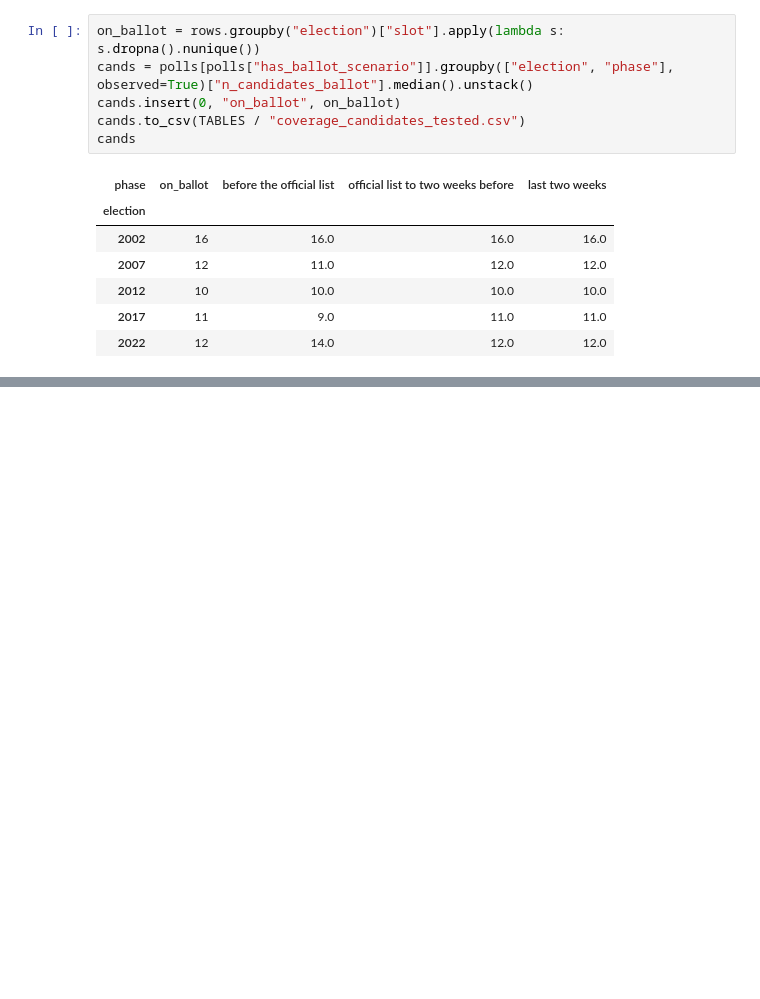
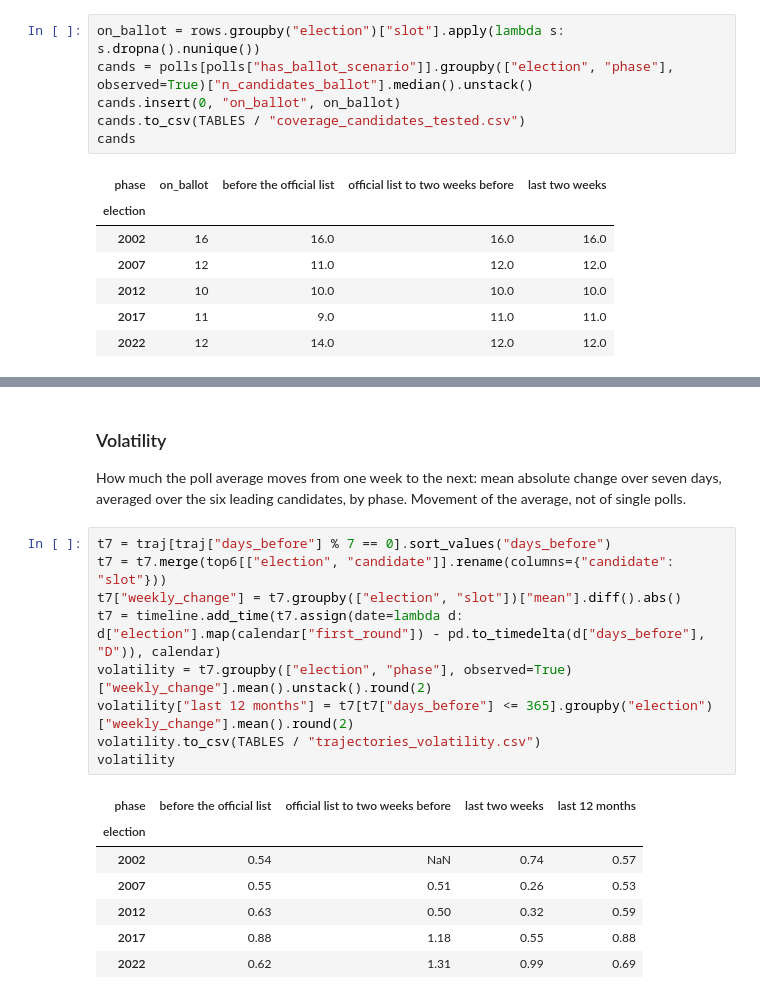
Before and after one commit to clarasalas/strategic-voting-polls-2RS, a Jupyter notebook: notebooks/05_polls_descriptive.ipynb, the cells around one changed output, grey strips where cells are left out. Saved outputs shown, nothing was run; the diff lists cells and outputs as text; blank space fills up the shorter version.

```diff
--- a/notebooks/05_polls_descriptive.ipynb
+++ b/notebooks/05_polls_descriptive.ipynb
@@ -158,0 +250,22 @@ cands
+# %% [markdown]
+### Volatility
+
+How much the poll average moves from one week to the next: mean absolute change over seven days, averaged over the
+six leading candidates, by phase. Movement of the average, not of single polls.
+# %%
+t7 = traj[traj["days_before"] % 7 == 0].sort_values("days_before")
+t7 = t7.merge(top6[["election", "candidate"]].rename(columns={"candidate": "slot"}))
+t7["weekly_change"] = t7.groupby(["election", "slot"])["mean"].diff().abs()
+t7 = timeline.add_time(t7.assign(date=lambda d: d["election"].map(calendar["first_round"]) - pd.to_timedelta(d["days_before"], "D")), calendar)
+volatility = t7.groupby(["election", "phase"], observed=True)["weekly_change"].mean().unstack().round(2)
+volatility["last 12 months"] = t7[t7["days_before"] <= 365].groupby("election")["weekly_change"].mean().round(2)
+volatility.to_csv(TABLES / "trajectories_volatility.csv")
+volatility
+# %% [output]
+| phase | before the official list | official list to two weeks before | last two weeks | last 12 months |
+| election |  |  |  |  |
+| 2002 | 0.54 | NaN | 0.74 | 0.57 |
+| 2007 | 0.55 | 0.51 | 0.26 | 0.53 |
+| 2012 | 0.63 | 0.50 | 0.32 | 0.59 |
+| 2017 | 0.88 | 1.18 | 0.55 | 0.88 |
+| 2022 | 0.62 | 1.31 | 0.99 | 0.69 |
```
Also changed, not shown: parts of 4 cells of this notebook, 5 other files.
